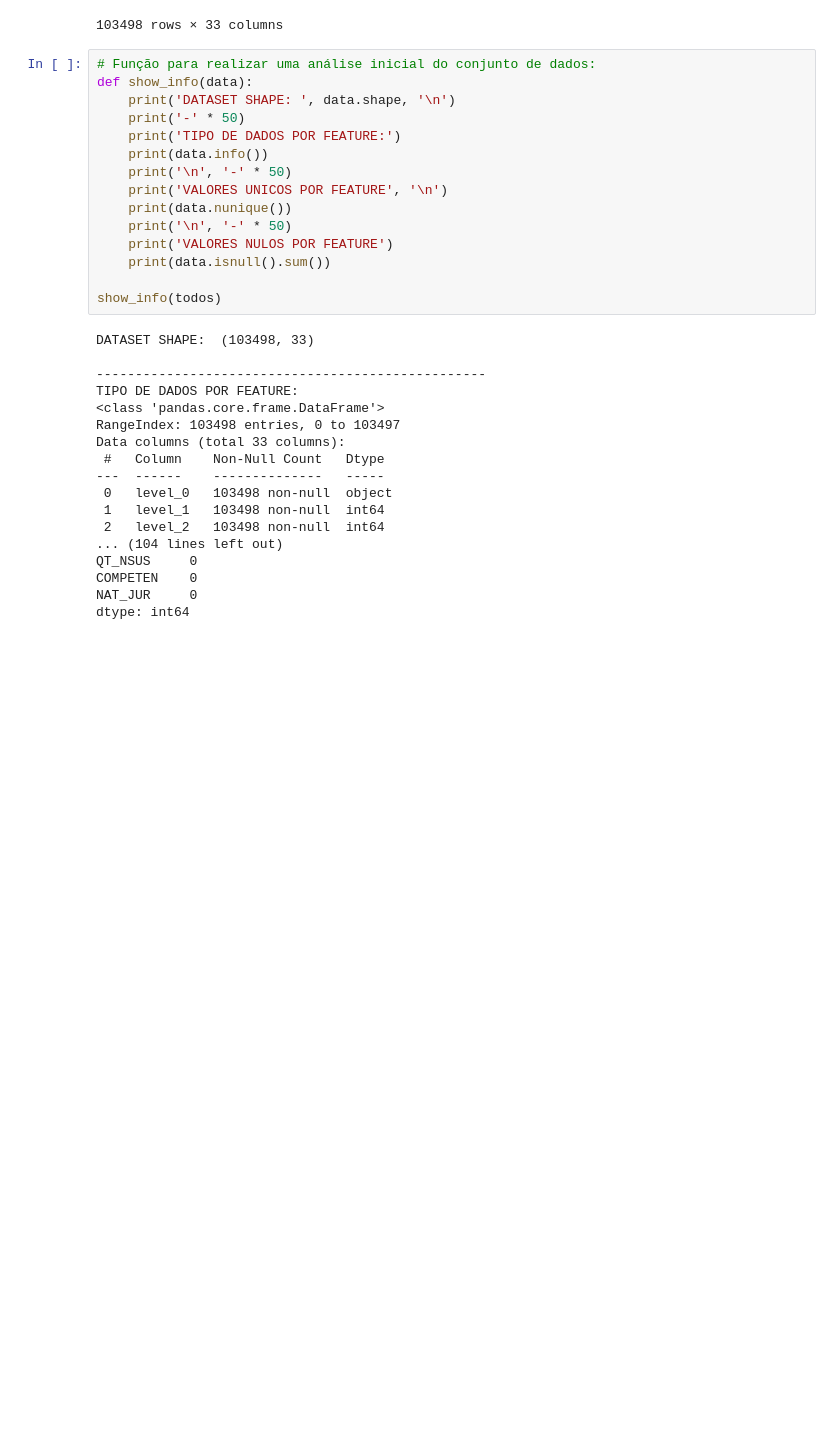
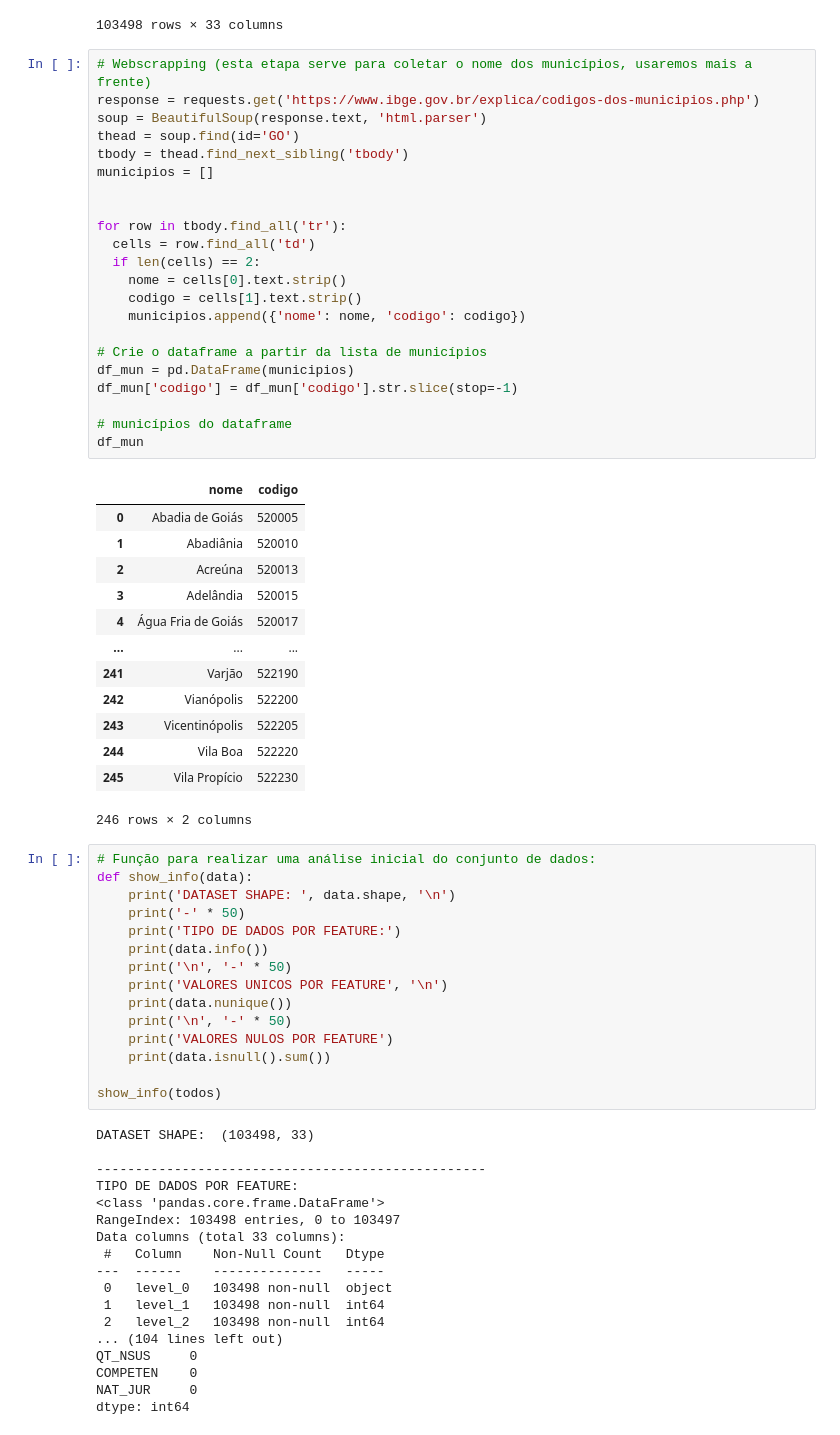
Before and after one commit to douglassodre/capacidadehospitalargoias_covid19, a Jupyter notebook: Evolução_da_capacidade_hospitalar_(número_de_leitos)_durante_a_pandemia_de_Covid_19_em_Goiás.ipynb, the cells around one changed output. Cells and saved outputs as stored; diff of their text form; blank space fills up the shorter version.

```diff
--- a/Evolução_da_capacidade_hospitalar_(número_de_leitos)_durante_a_pandemia_de_Covid_19_em_Goiás.ipynb
+++ b/Evolução_da_capacidade_hospitalar_(número_de_leitos)_durante_a_pandemia_de_Covid_19_em_Goiás.ipynb
@@ -76,6 +78,42 @@ todos
 | 103496 | GO | 2022 | 11 | LT | 2942 | 2439883 | 522220 | 02 |  |  | ... | ... |
 | 103497 | GO | 2022 | 11 | LT | 2943 | 2439883 | 522220 | 02 |  |  | ... | ... |
 103498 rows × 33 columns
+# %%
+# Webscrapping (esta etapa serve para coletar o nome dos municípios, usaremos mais a frente)
+response = requests.get('https://www.ibge.gov.br/explica/codigos-dos-municipios.php')
+soup = BeautifulSoup(response.text, 'html.parser')
+thead = soup.find(id='GO')
+tbody = thead.find_next_sibling('tbody')
+municipios = []
+
+
+for row in tbody.find_all('tr'):
+  cells = row.find_all('td')
+  if len(cells) == 2:
+    nome = cells[0].text.strip()
+    codigo = cells[1].text.strip()
+    municipios.append({'nome': nome, 'codigo': codigo})
+
+# Crie o dataframe a partir da lista de municípios
+df_mun = pd.DataFrame(municipios)
+df_mun['codigo'] = df_mun['codigo'].str.slice(stop=-1)
+
+# municípios do dataframe
+df_mun
+# %% [output]
+|  | nome | codigo |
+| 0 | Abadia de Goiás | 520005 |
+| 1 | Abadiânia | 520010 |
+| 2 | Acreúna | 520013 |
+| 3 | Adelândia | 520015 |
+| 4 | Água Fria de Goiás | 520017 |
+| ... | ... | ... |
+| 241 | Varjão | 522190 |
+| 242 | Vianópolis | 522200 |
+| 243 | Vicentinópolis | 522205 |
+| 244 | Vila Boa | 522220 |
+| 245 | Vila Propício | 522230 |
+246 rows × 2 columns
 # %%
 # Função para realizar uma análise inicial do conjunto de dados:
 def show_info(data):
```
Also changed, not shown: parts of 8 cells of this notebook.
